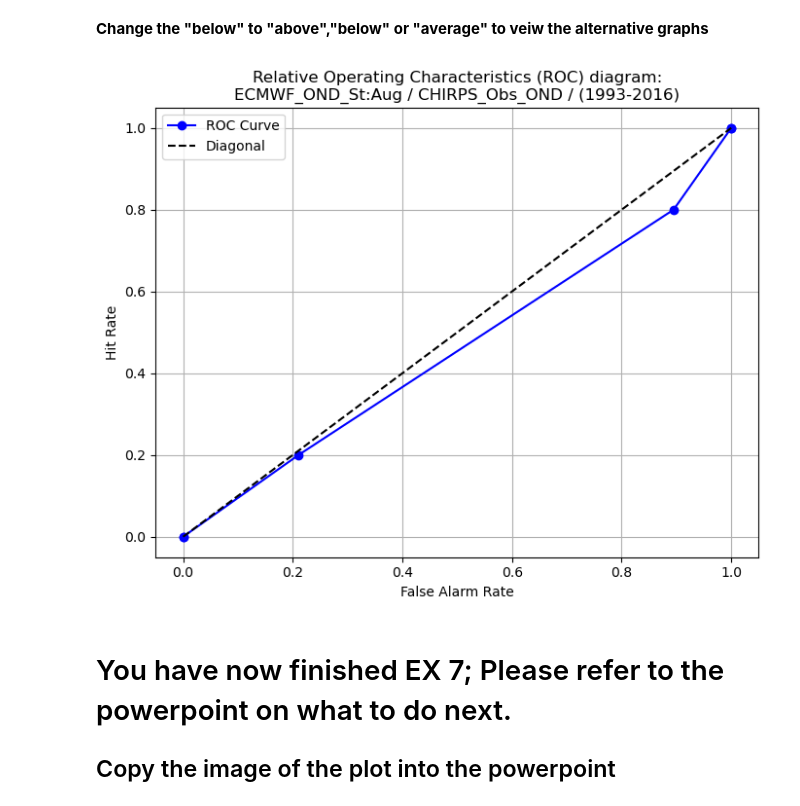
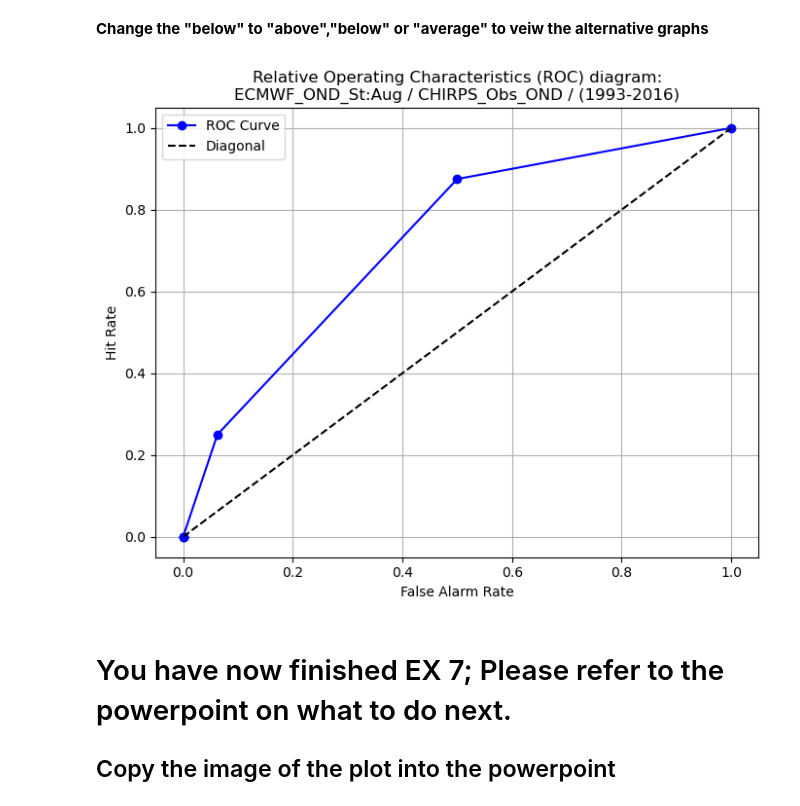
Before and after one commit to Eleanor-Dean/Wiser_Egypt, a Jupyter notebook: ex7_Day3_ensembles_roc.ipynb, the cells around one changed output. Drawn from its saved outputs; the diff is of its cells as text; code cells hidden in the pictures.

```diff
--- a/ex7_Day3_ensembles_roc.ipynb
+++ b/ex7_Day3_ensembles_roc.ipynb
@@ -30,24 +30,24 @@ obs = location('Egypt_Obs_Chirps')
 # %%
 import matplotlib.pyplot as plt
 
-hit_rate,false_alarm_rate = terciles(da,obs,"average") #above,below,average
+hit_rate,false_alarm_rate = terciles(da,obs,"below") #above,below,average
 
 # Create the plot
 plt.figure(figsize=(8, 6))
 plt.plot(false_alarm_rate, hit_rate, marker='o', color='blue', label='ROC Curve')
 plt.plot([0, 1], [0, 1], linestyle='--', color='black', label='Diagonal')
 
 # Add labels, title, legend, and grid
 plt.xlabel('False Alarm Rate')
 plt.ylabel('Hit Rate')
 plt.title('Relative Operating Characteristics (ROC) diagram:\nECMWF_OND_St:Aug / CHIRPS_Obs_OND / (1993-2016)')
 plt.legend()
 plt.grid(True)
 
 # Show the plot
 plt.show()
 # %% [output]
-[figure, old version]
+[figure, new version]
 # %% [markdown]
 # You have now finished EX 7; Please refer to the powerpoint on what to do next.
 ## Copy the image of the plot into the powerpoint
```
Also changed, not shown: 4 other files.
